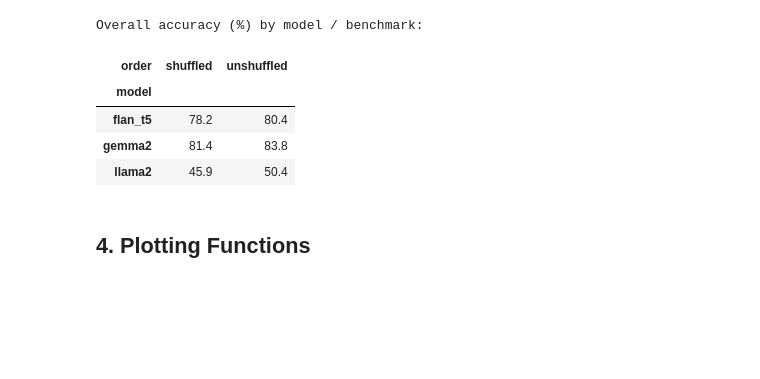
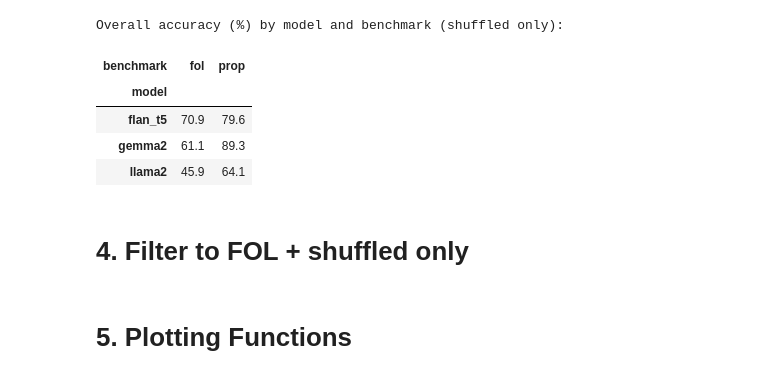
Before and after one commit to kar1shma/Final-Year-Project, a Jupyter notebook: results_analysis.ipynb, the cells around one changed output. Cells and saved outputs as stored; diff of their text form; code cells hidden in the pictures; blank space fills up the shorter version.

```diff
--- a/results_analysis.ipynb
+++ b/results_analysis.ipynb
@@ -46,11 +36,27 @@ FILES = {
+# %%
+FILES = {
+    "llama2": [
+        ("prop",  "shuffled", "results/llama2/llama2_prop_shuffled.json"),
+        ("fol",   "shuffled", "results/llama2/llama2_fol_shuffled.json"),
+    ],
+    "flan_t5": [
+        ("prop",  "shuffled", "results/flan/flan_t5_prop_shuffled.json"),
+        ("fol",   "shuffled", "results/flan/flan_t5_fol_shuffled.json"),
+    ],
+    "gemma2": [
+        ("prop",  "shuffled", "results/gemma2/gemma2_prop_shuffled.json"),
+        ("fol",   "shuffled", "results/gemma2/gemma2_fol_shuffled.json"),
+    ],
+}
 # %%
 records = []
 for model, runs in FILES.items():
-    for order, fn in runs:
+    for bench, order, fn in runs:
         data = json.load(open(fn))
         for rec in data:
             records.append({
                 "model": model,
+                "benchmark": bench,
                 "order": order,
                 "t": rec["t"].lower(),
                 "pred": rec.get("pred","").lower(),
@@ -59,7 +65,6 @@ for model, runs in FILES.items():
 
 df = pd.DataFrame(records)
 df["correct"] = (df["t"] == df["pred"])
-print(f"\nLoaded {len(df)} predictions across {df['model'].nunique()} models.")
-
-df.head()
+print(f"\nLoaded {len(df)} predictions across {df['model'].nunique()} models and {df['benchmark'].nunique()} benchmarks.\n")
+display(df.head())
 # %% [output]
@@ -75,16 +80,24 @@ Loaded 7674 predictions across 3 models.
 # %%
-overall = (
-    df
-    .groupby(["model","order"])["correct"]
-    .mean().mul(100).round(1)
-    .unstack("order")
+# 3. Overall Accuracy Table (shuffled only)
+df_shuf = df[df["order"] == "shuffled"]
+
+overall_shuf = (
+    df_shuf
+    .groupby(["model", "benchmark"])["correct"]
+    .mean()
+    .mul(100)
+    .round(1)
+    .unstack("benchmark")
 )
-print("Overall accuracy (%) by model / benchmark:")
-display(overall)
+
+print("Overall accuracy (%) by model and benchmark (shuffled only):")
+display(overall_shuf)
 # %% [output]
-Overall accuracy (%) by model / benchmark:
+Overall accuracy (%) by model and benchmark (shuffled only):
-| order | shuffled | unshuffled |
+| benchmark | fol | prop |
 | model |  |  |
-| flan_t5 | 78.2 | 80.4 |
-| gemma2 | 81.4 | 83.8 |
-| llama2 | 45.9 | 50.4 |
+| flan_t5 | 70.9 | 79.6 |
+| gemma2 | 61.1 | 89.3 |
+| llama2 | 45.9 | 64.1 |
+# %% [markdown]
+# 4. Filter to FOL + shuffled only
@@ -91,2 +106,2 @@ Overall accuracy (%) by model / benchmark:
 # %% [markdown]
-## 4. Plotting Functions
+# 5. Plotting Functions
```
Also changed, not shown: parts of 23 cells of this notebook, 3 other files.
